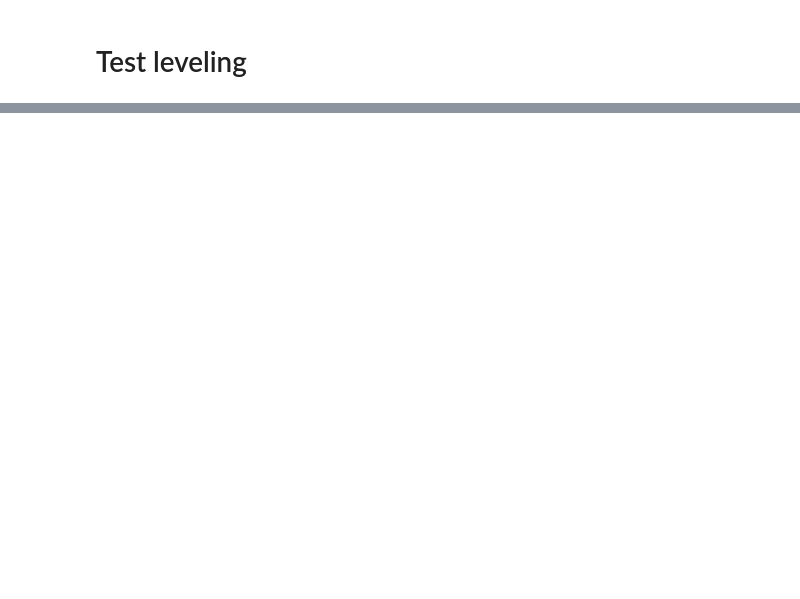
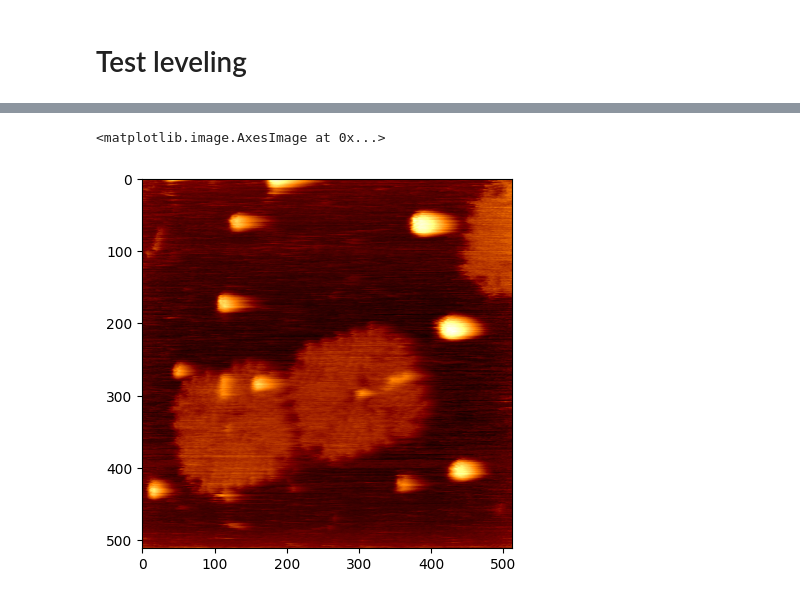
Before and after one commit to Wang-1971/Python-Nanolocz-Library, a Jupyter notebook: notebooks/Test pnanolocz-lib.ipynb, the cells around one changed output, grey strips where cells are left out. Cells and saved outputs as stored; diff of their text form; code cells hidden in the pictures; blank space fills up the shorter version.

```diff
--- a/notebooks/Test pnanolocz-lib.ipynb
+++ b/notebooks/Test pnanolocz-lib.ipynb
@@ -34,3 +47,10 @@ plt.imshow(mask_hist[5], interpolation= 'none')
+# %%
+from pnanolocz_lib.level_weighted import apply_level_weighted
+lev_weight = apply_level_weighted(plane_levelled, 1, 1, "smed_line", mask=mask_hist)
+plt.imshow(lev_weight[5], cmap="afmhot")
+# %% [output]
+<matplotlib.image.AxesImage at 0x...>
+[figure, added]
 # %%
 masked_line_levelled = level.apply_level(plane_levelled, 1, 0, "line", mask_hist)
 plt.imshow(masked_line_levelled[5], cmap="afmhot")
```
Also changed, not shown: parts of 14 cells of this notebook, 5 other files.
